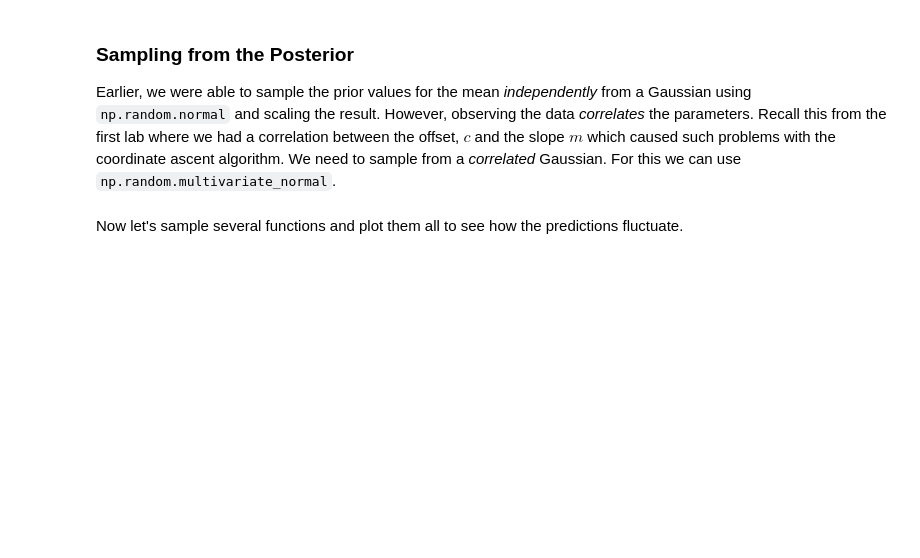
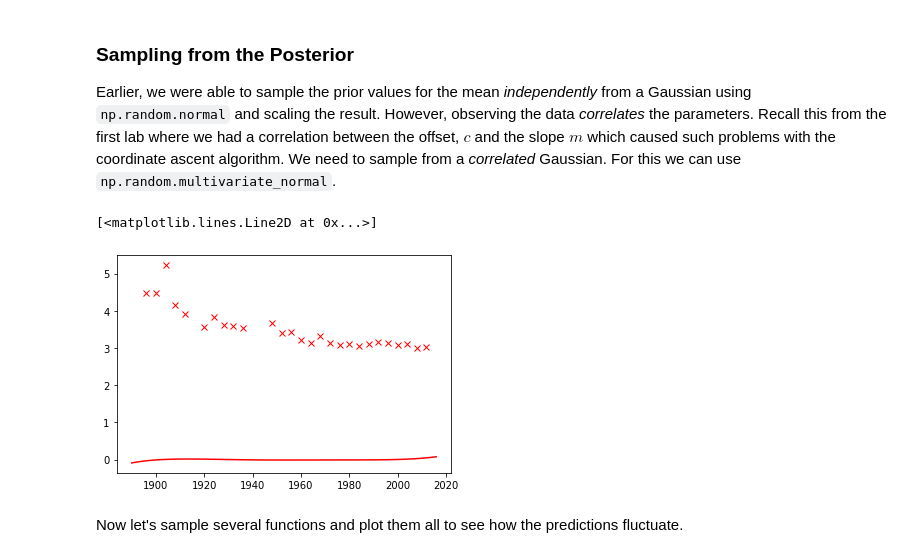
Before and after one commit to maalvarezl/MLAI, a Jupyter notebook: Lab 6 - Bayesian regression & DL intro.ipynb, the cells around one changed output. Cells and saved outputs as stored; diff of their text form; code cells hidden in the pictures; blank space fills up the shorter version.

```diff
--- a/Lab 6 - Bayesian regression & DL intro.ipynb
+++ b/Lab 6 - Bayesian regression & DL intro.ipynb
@@ -104,9 +104,10 @@ Firstly we compute the basis function matrix. We will do it both for our trainin
 # %%
 import numpy as np
 import pods
-data = pods.datasets.olympic_marathon_men()
-x = data['X']
-y = data['Y']
+# data = pods.datasets.olympic_marathon_men()
+# x = data['X']
+# y = data['Y']
+from xy import x,y
 num_data = x.shape[0]
 num_pred_data = 100 # how many points to use for plotting predictions
 x_pred = np.linspace(1890, 2016, num_pred_data)[:, None] # input locations for predictions
@@ -307,0 +327,18 @@ w_mean =
+# %%
+# Question 1 Answer Code
+# Write code for you answer to this question in this box
+loc = 1950.
+scale = 1.
+degree = 5.
+Phi_pred = polynomial(x_pred, degree=degree, loc=loc, scale=scale)
+Phi = polynomial(x, degree=degree, loc=loc, scale=scale)
+I = np.ones((Phi_pred.shape[1],Phi_pred.shape[1]))
+
+sigma2 = 0.1
+w_cov = np.linalg.inv((sigma2**-2 * (Phi_pred).T @ Phi_pred + alpha * I))
+w_mean = []
+for i in w_cov:
+    w_mean.append(i.mean())
+
+print(w_cov)
+print(w_mean)
@@ -310,10 +361,14 @@ w_mean =
 
 Earlier, we were able to sample the prior values for the mean *independently* from a Gaussian using `np.random.normal` and scaling the result. However, observing the data *correlates* the parameters. Recall this from the first lab where we had a correlation between the offset, $c$ and the slope $m$ which caused such problems with the coordinate ascent algorithm. We need to sample from a *correlated* Gaussian. For this we can use `np.random.multivariate_normal`.
 # %%
-w_sample = np.random.multivariate_normal(w_mean.flatten(), w_cov)
+# w_sample = np.random.multivariate_normal(w_mean.flatten(), w_cov)
+w_sample = np.random.multivariate_normal(w_mean, w_cov)
 f_sample = np.dot(Phi_pred,w_sample)
 plt.plot(x_pred.flatten(), f_sample.flatten(), 'r-')
 plt.plot(x, y, 'rx') # plot data to show fit.
+# %% [output]
+[<matplotlib.lines.Line2D at 0x...>]
+[figure, added]
 # %% [markdown]
 Now let's sample several functions and plot them all to see how the predictions fluctuate.
 # %%
```
Also changed, not shown: parts of 13 cells of this notebook.
